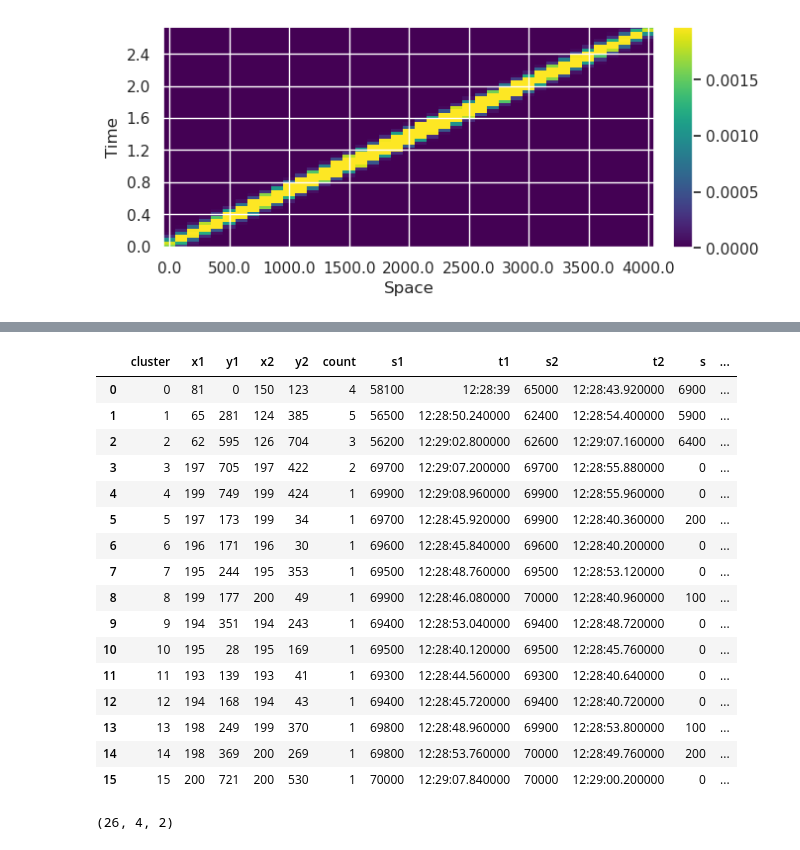
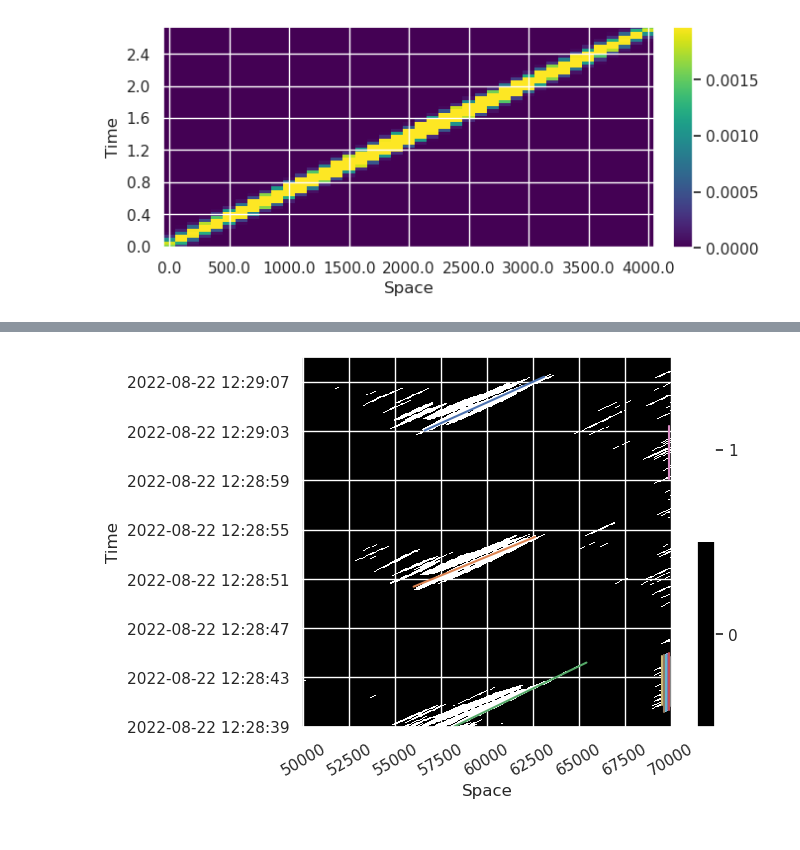
Before and after one commit to truongphanduykhanh/dasly, a Jupyter notebook: notebooks/19.1-khanhtruong-whale-newdasly.ipynb, the cells around one changed output, grey strips where cells are left out. Saved outputs shown, nothing was run; the diff lists cells and outputs as text; code cells hidden in the pictures.

```diff
--- a/notebooks/19.1-khanhtruong-whale-newdasly.ipynb
+++ b/notebooks/19.1-khanhtruong-whale-newdasly.ipynb
@@ -92,2 +86,5 @@ das.heatmap()
 # %%
 das.dbscan(eps_seconds=1)
+das.heatmap(xticks_rotate=30)
+# %% [output]
+[figure, added]
@@ -153,20 +90,0 @@ elif isinstance(lines_df['t1'][0], time):
-# %%
-lines_df
-# %% [output]
-|  | cluster | x1 | y1 | x2 | y2 | count | s1 | t1 | s2 | t2 | s | ... |
-| 0 | 0 | 81 | 0 | 150 | 123 | 4 | 58100 | 12:28:39 | 65000 | 12:28:43.920000 | 6900 | ... |
-| 1 | 1 | 65 | 281 | 124 | 385 | 5 | 56500 | 12:28:50.240000 | 62400 | 12:28:54.400000 | 5900 | ... |
-| 2 | 2 | 62 | 595 | 126 | 704 | 3 | 56200 | 12:29:02.800000 | 62600 | 12:29:07.160000 | 6400 | ... |
-| 3 | 3 | 197 | 705 | 197 | 422 | 2 | 69700 | 12:29:07.200000 | 69700 | 12:28:55.880000 | 0 | ... |
-| 4 | 4 | 199 | 749 | 199 | 424 | 1 | 69900 | 12:29:08.960000 | 69900 | 12:28:55.960000 | 0 | ... |
-| 5 | 5 | 197 | 173 | 199 | 34 | 1 | 69700 | 12:28:45.920000 | 69900 | 12:28:40.360000 | 200 | ... |
-| 6 | 6 | 196 | 171 | 196 | 30 | 1 | 69600 | 12:28:45.840000 | 69600 | 12:28:40.200000 | 0 | ... |
-| 7 | 7 | 195 | 244 | 195 | 353 | 1 | 69500 | 12:28:48.760000 | 69500 | 12:28:53.120000 | 0 | ... |
-| 8 | 8 | 199 | 177 | 200 | 49 | 1 | 69900 | 12:28:46.080000 | 70000 | 12:28:40.960000 | 100 | ... |
-| 9 | 9 | 194 | 351 | 194 | 243 | 1 | 69400 | 12:28:53.040000 | 69400 | 12:28:48.720000 | 0 | ... |
-| 10 | 10 | 195 | 28 | 195 | 169 | 1 | 69500 | 12:28:40.120000 | 69500 | 12:28:45.760000 | 0 | ... |
-| 11 | 11 | 193 | 139 | 193 | 41 | 1 | 69300 | 12:28:44.560000 | 69300 | 12:28:40.640000 | 0 | ... |
-| 12 | 12 | 194 | 168 | 194 | 43 | 1 | 69400 | 12:28:45.720000 | 69400 | 12:28:40.720000 | 0 | ... |
-| 13 | 13 | 198 | 249 | 199 | 370 | 1 | 69800 | 12:28:48.960000 | 69900 | 12:28:53.800000 | 100 | ... |
-| 14 | 14 | 198 | 369 | 200 | 269 | 1 | 69800 | 12:28:53.760000 | 70000 | 12:28:49.760000 | 200 | ... |
-| 15 | 15 | 200 | 721 | 200 | 530 | 1 | 70000 | 12:29:07.840000 | 70000 | 12:29:00.200000 | 0 | ... |
@@ -221,5 +90,0 @@ def lines_inter_edges(lines, width, height) -> pd.DataFrame:
-# %%
-a = lines_inter_edges(das.lines, width=das.signal.shape[1], height=das.signal.shape[0])
-a.shape
-# %% [output]
-(26, 4, 2)
```
Also changed, not shown: parts of 19 cells of this notebook, 28 other files.
